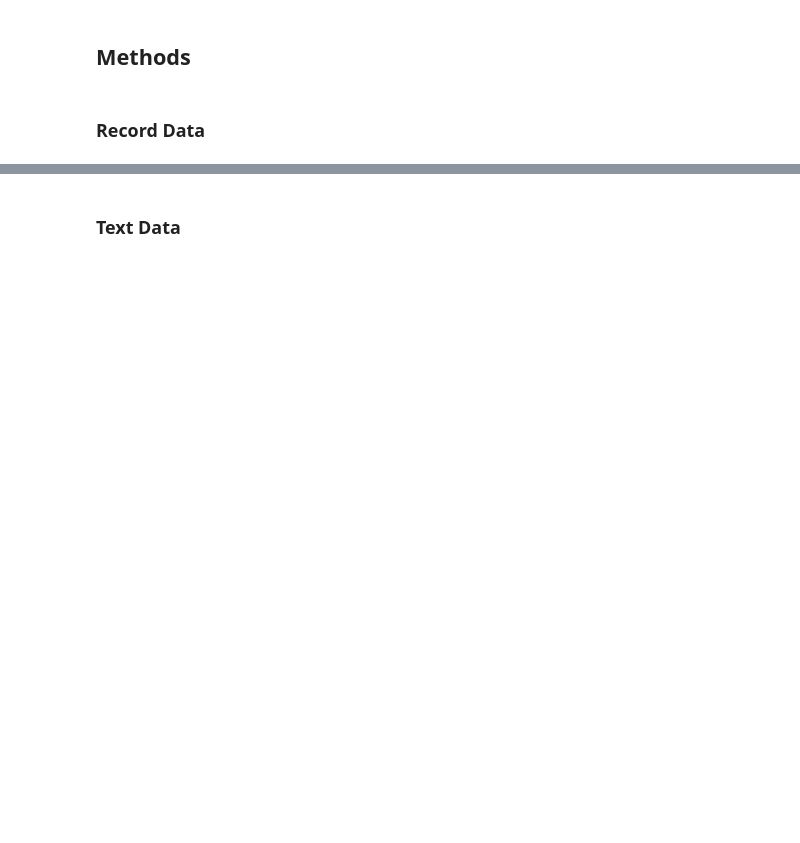
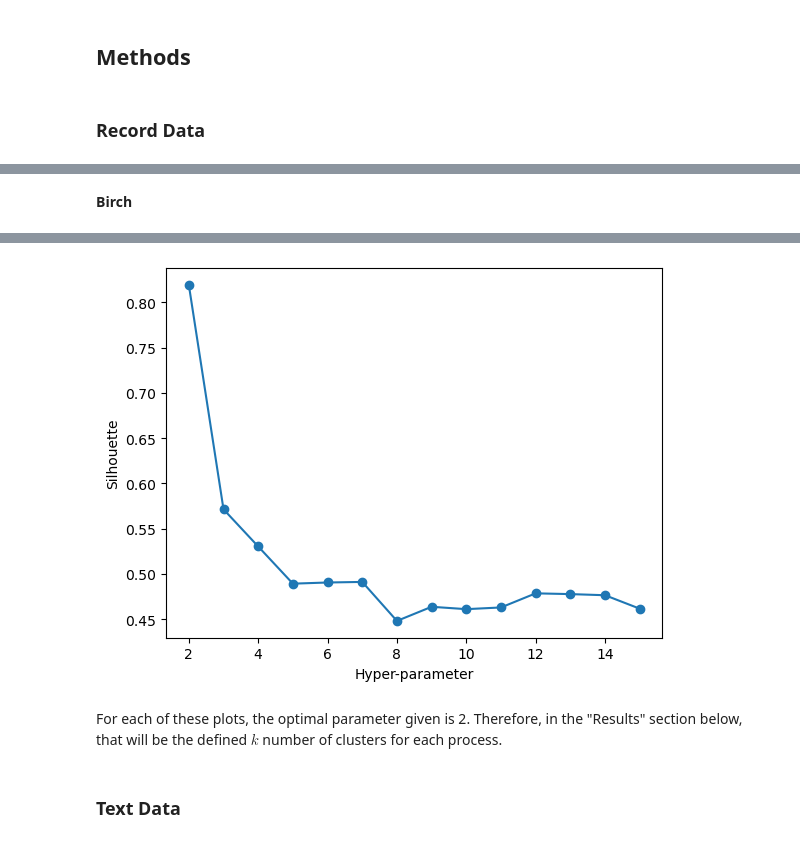
Before and after one commit to anly501/dsan-5000-project-jsweren1, a Jupyter notebook: dsan-website/5000-website/clustering/clustering.ipynb, the cells around one changed output, grey strips where cells are left out. Cells and saved outputs as stored; diff of their text form; code cells hidden in the pictures; blank space fills up the shorter version.

```diff
--- a/dsan-website/5000-website/clustering/clustering.ipynb
+++ b/dsan-website/5000-website/clustering/clustering.ipynb
@@ -145,4 +199,6 @@ OPTIMAL PARAMETER = 2
+# %% [markdown]
+**Birch**
 # %%
-# DBSCAN
-opt_labels=maximize_silhouette(X_short,algo="dbscan",nmax=15, i_plot=True)
-plot(X_short,opt_labels)
+# BIRCH
+opt_labels=maximize_silhouette(X_short,algo="birch",nmax=15, i_plot=True)
+# %% [output]
@@ -148,0 +222 @@ plot(X_short,opt_labels)
+[figure, added]
@@ -153,3 +223,5 @@ plot(X_short,opt_labels)
+# %% [markdown]
+For each of these plots, the optimal parameter given is 2. Therefore, in the "Results" section below, that will be the defined $k$ number of clusters for each process.
 # %% [markdown]
 ### Text Data
 # %%
```
Also changed, not shown: parts of 47 cells of this notebook, 8 other files.
